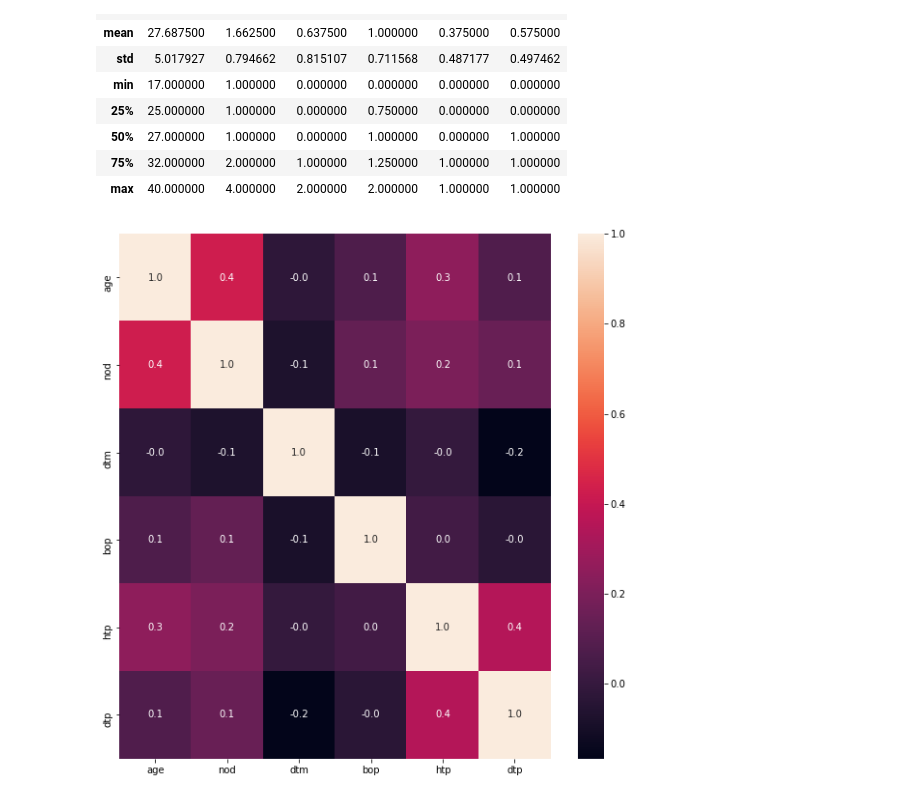
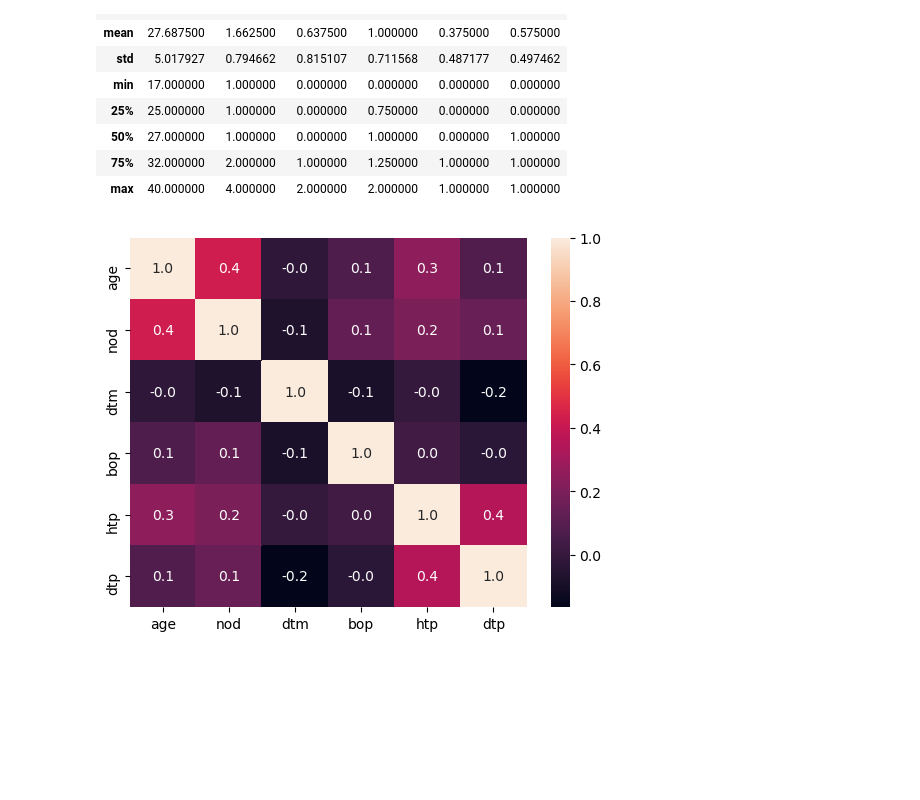
Before and after one commit to elsunais6167/BirthDeliveryPrediction, a Jupyter notebook: birth_prediction_SNN.ipynb, the cells around one changed output. Cells and saved outputs as stored; diff of their text form; code cells hidden in the pictures; blank space fills up the shorter version.

```diff
--- a/birth_prediction_SNN.ipynb
+++ b/birth_prediction_SNN.ipynb
@@ -52,11 +56,10 @@ data.describe()
 # %%
 #Data Correlation
 
-plt.figure(figsize=(10,10))
 sns.heatmap(data.corr(),annot=True,fmt='.1f')
 plt.show()
 # %% [output]
-[figure, old version]
+[figure, new version]
 # %%
 #ploting Age vs Number of Previous Delivery
 
```
Also changed, not shown: parts of 11 cells of this notebook, 2 other files.
